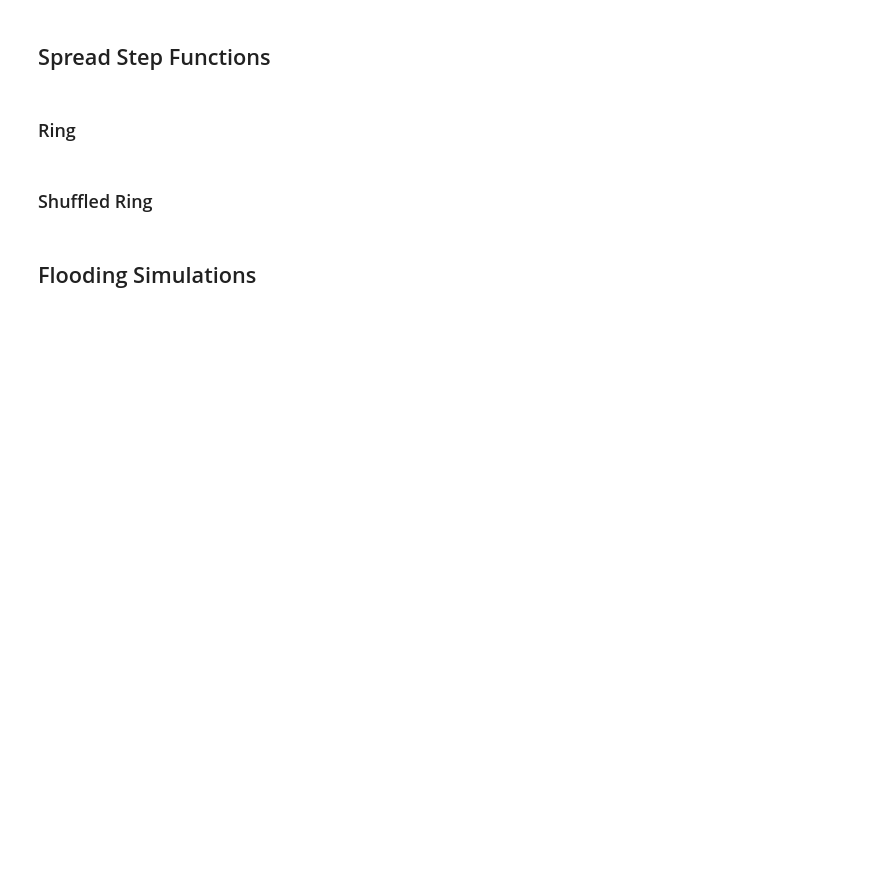
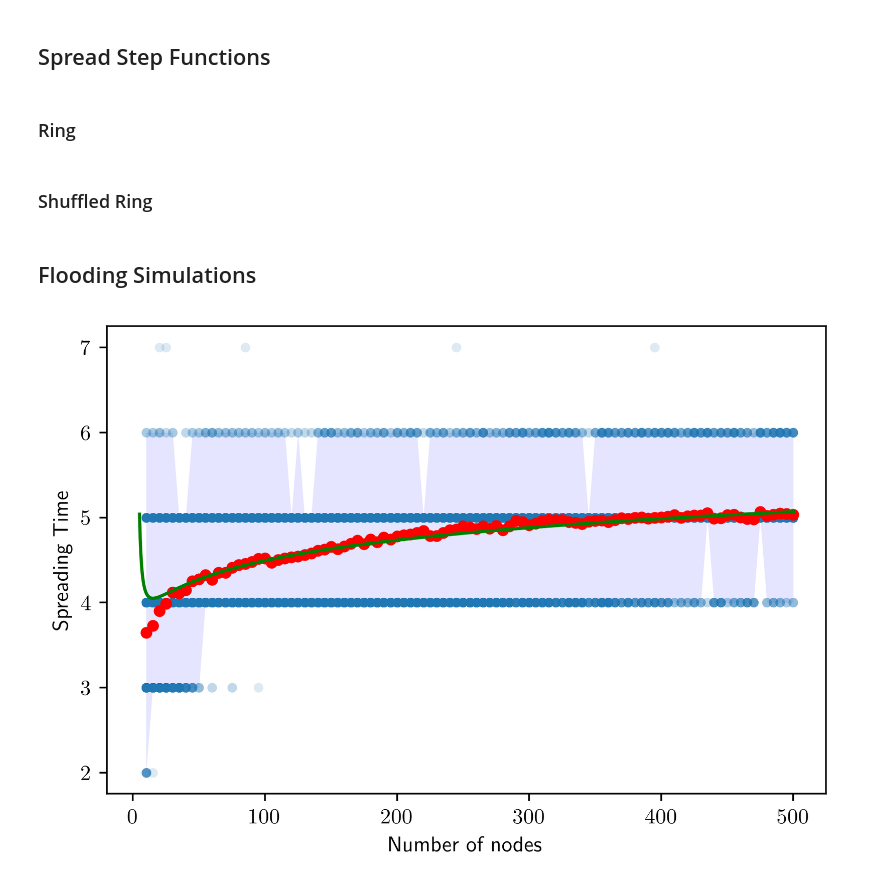
Before and after one commit to LucasOJ/maths-project, a Jupyter notebook: simulations/src/simulations.ipynb, the cells around one changed output. Drawn from its saved outputs; the diff is of its cells as text; code cells hidden in the pictures; blank space fills up the shorter version.

```diff
--- a/simulations/src/simulations.ipynb
+++ b/simulations/src/simulations.ipynb
@@ -230,29 +240,31 @@ plt.show()
 # %%
 def generate_p(n):
     return (np.log(n)) / n
 
 def gnp_generator(number_of_nodes, timestep, informed_nodes) -> Graph:
     p = generate_p(number_of_nodes)
     return nx.gnp_random_graph(number_of_nodes, p)
 
 # results, means, top_percentiles, bottom_percentiles = spreading_scaling_simulation(gnp_generator,
 #                                              rumour_spreader = spread_discrete_rumour,
 #                                              runs_per_size=200,
 #                                              step=5,
 #                                              max_nodes = 500)
 
 
 plt.figure(dpi=400)
 plt.fill_between(*zip(*top_percentiles),
                  list(zip(*bottom_percentiles))[1],
                  color='b', alpha=0.1, linewidth=0)
 plt.scatter(*zip(*results), alpha=0.15, linewidths=0.0, s=20)
 plt.scatter(*zip(*means), c='r', s=20)
 plt.xlabel("Number of nodes")
 plt.ylabel("Spreading Time")
 x = np.linspace(5, 500, 2*500)
-f =  1.5 * np.log(x) / np.log(x * generate_p(x))
+f =  1.49 * np.log(x) / np.log(x * generate_p(x))
 plt.plot(x, f, 'g')
 plt.show()
+# %% [output]
+[figure, added]
 # %%
 def generate_p(n):
```
Also changed, not shown: parts of 5 cells of this notebook, 1 other file.
